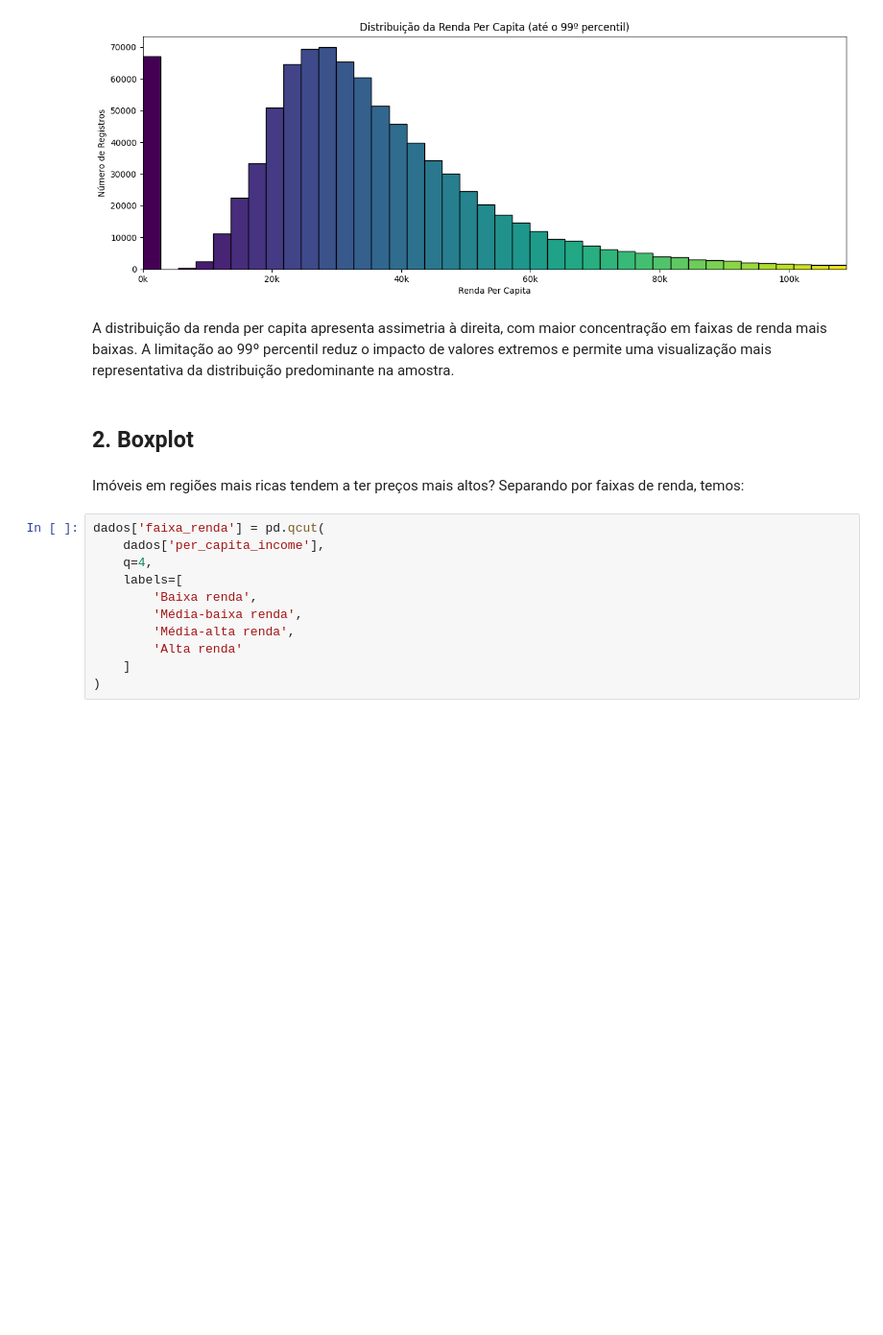
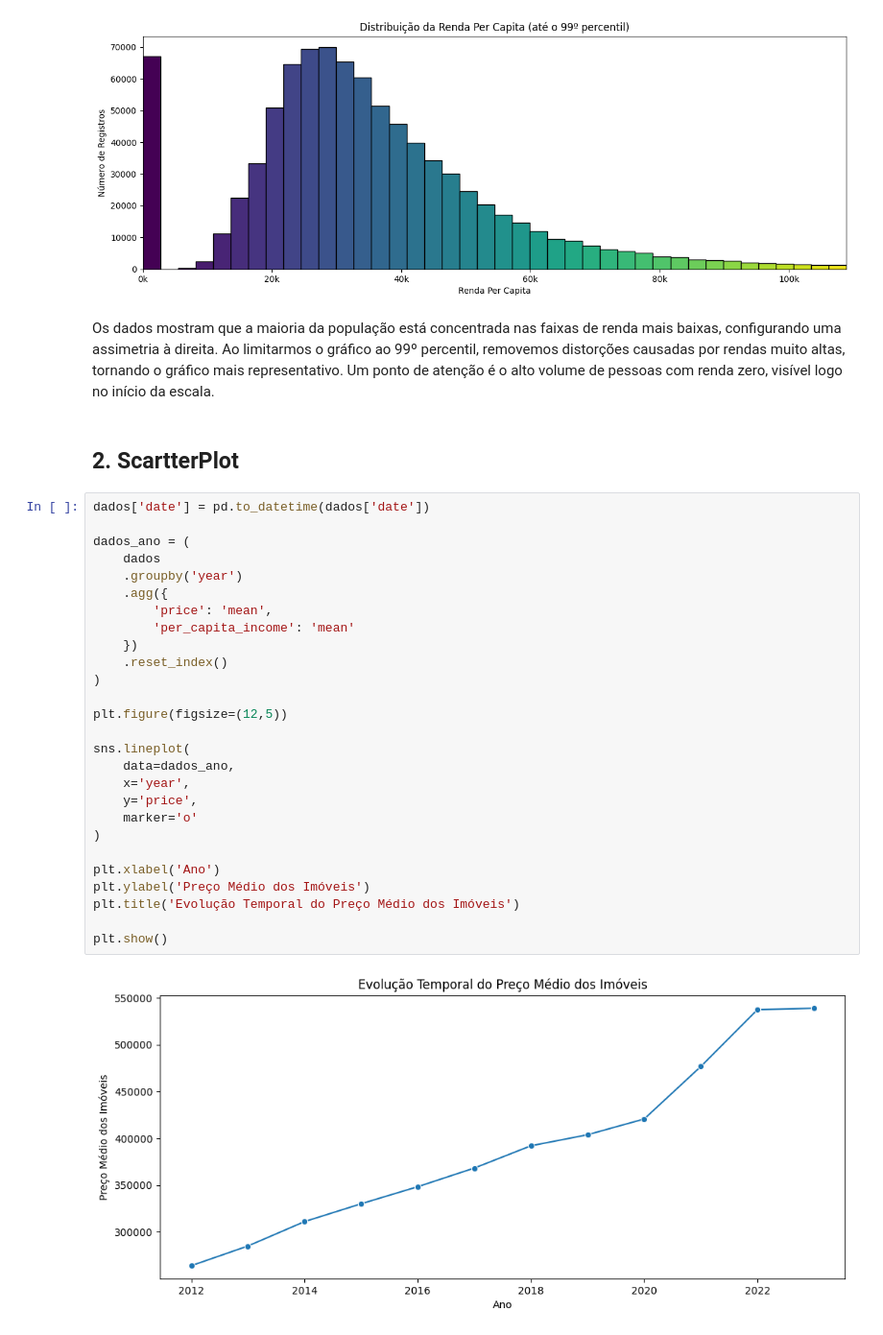
Before and after one commit to nicolascoqueiro/housets-analysis, a Jupyter notebook: Data Layer/silver/analytics.ipynb, the cells around one changed output. Shown at 96% size. Drawn from its saved outputs; the diff is of its cells as text; blank space fills up the shorter version.

```diff
--- a/Data Layer/silver/analytics.ipynb
+++ b/Data Layer/silver/analytics.ipynb
@@ -107,19 +101,35 @@ plt.show()
 # %% [output]
 [figure]
 # %% [markdown]
-A distribuição da renda per capita apresenta assimetria à direita, com maior concentração em faixas de renda mais baixas. A limitação ao 99º percentil reduz o impacto de valores extremos e permite uma visualização mais representativa da distribuição predominante na amostra.
+Os dados mostram que a maioria da população está concentrada nas faixas de renda mais baixas, configurando uma assimetria à direita. Ao limitarmos o gráfico ao 99º percentil, removemos distorções causadas por rendas muito altas, tornando o gráfico mais representativo. Um ponto de atenção é o alto volume de pessoas com renda zero, visível logo no início da escala.
 # %% [markdown]
-## 2. Boxplot
+## 2. ScartterPlot
-# %% [markdown]
-Imóveis em regiões mais ricas tendem a ter preços mais altos? Separando por faixas de renda, temos:
 # %%
-dados['faixa_renda'] = pd.qcut(
-    dados['per_capita_income'],
-    q=4,
-    labels=[
-        'Baixa renda',
-        'Média-baixa renda',
-        'Média-alta renda',
-        'Alta renda'
-    ]
+dados['date'] = pd.to_datetime(dados['date'])
+
+dados_ano = (
+    dados
+    .groupby('year')
+    .agg({
+        'price': 'mean',
+        'per_capita_income': 'mean'
+    })
+    .reset_index()
 )
+
+plt.figure(figsize=(12,5))
+
+sns.lineplot(
+    data=dados_ano,
+    x='year',
+    y='price',
+    marker='o'
+)
+
+plt.xlabel('Ano')
+plt.ylabel('Preço Médio dos Imóveis')
+plt.title('Evolução Temporal do Preço Médio dos Imóveis')
+
+plt.show()
+# %% [output]
+[figure, added]
```
Also changed, not shown: parts of 26 cells of this notebook.
